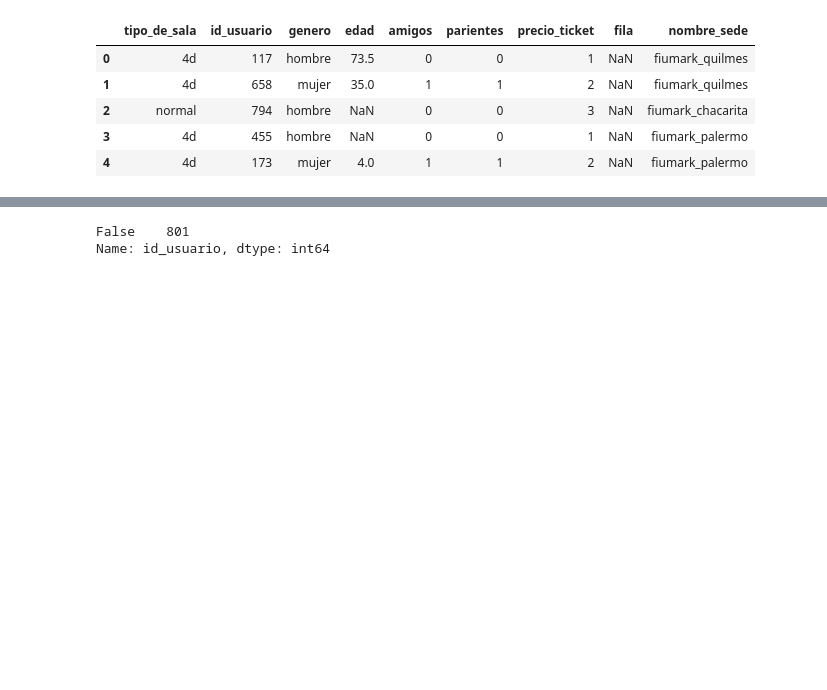
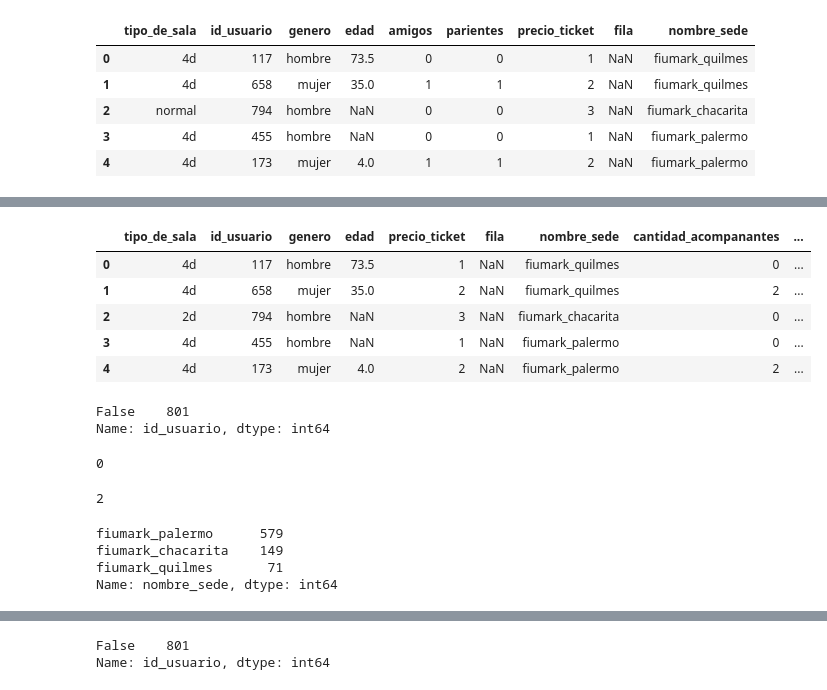
Before and after one commit to javierleyes/FiuMark, a Jupyter notebook: TP-1.ipynb, the cells around one changed output, grey strips where cells are left out. Saved outputs shown, nothing was run; the diff lists cells and outputs as text; code cells hidden in the pictures; blank space fills up the shorter version.

```diff
--- a/TP-1.ipynb
+++ b/TP-1.ipynb
@@ -129,0 +120,3 @@ df_encuesta.head()
+# %%
+# Reemplazamos normal por 2d
+df_datos_encuesta['tipo_de_sala'].replace(to_replace='normal', value='2d', inplace=True)
@@ -129,0 +131,26 @@ df_encuesta.head()
+# %%
+# DEBUG
+df_datos_encuesta.head()
+# %% [output]
+|  | tipo_de_sala | id_usuario | genero | edad | precio_ticket | fila | nombre_sede | cantidad_acompanantes | ... |
+| 0 | 4d | 117 | hombre | 73.5 | 1 | NaN | fiumark_quilmes | 0 | ... |
+| 1 | 4d | 658 | mujer | 35.0 | 2 | NaN | fiumark_quilmes | 2 | ... |
+| 2 | 2d | 794 | hombre | NaN | 3 | NaN | fiumark_chacarita | 0 | ... |
+| 3 | 4d | 455 | hombre | NaN | 1 | NaN | fiumark_palermo | 0 | ... |
+| 4 | 4d | 173 | mujer | 4.0 | 2 | NaN | fiumark_palermo | 2 | ... |
+# %%
+# Analizamos la columna 'id_usuario' es busca de usuarios repetidos
+df_datos_encuesta['id_usuario'].duplicated(keep=False).value_counts()
+# %% [output]
+False    801
+Name: id_usuario, dtype: int64
+# %%
+# Verifico que no tenga valores nulos
+df_datos_encuesta['id_usuario'].isnull().sum()
+# %% [output]
+0
+# %%
+# Analizamos la columna 'nombre_sede', verificamos que no tenga valores nulos
+df_datos_encuesta['nombre_sede'].isnull().sum()
+# %% [output]
+2
@@ -129,0 +161,7 @@ df_encuesta.head()
+# %%
+df_datos_encuesta['nombre_sede'].value_counts()
+# %% [output]
+fiumark_palermo      579
+fiumark_chacarita    149
+fiumark_quilmes       71
+Name: nombre_sede, dtype: int64
```
Also changed, not shown: parts of 59 cells of this notebook.
